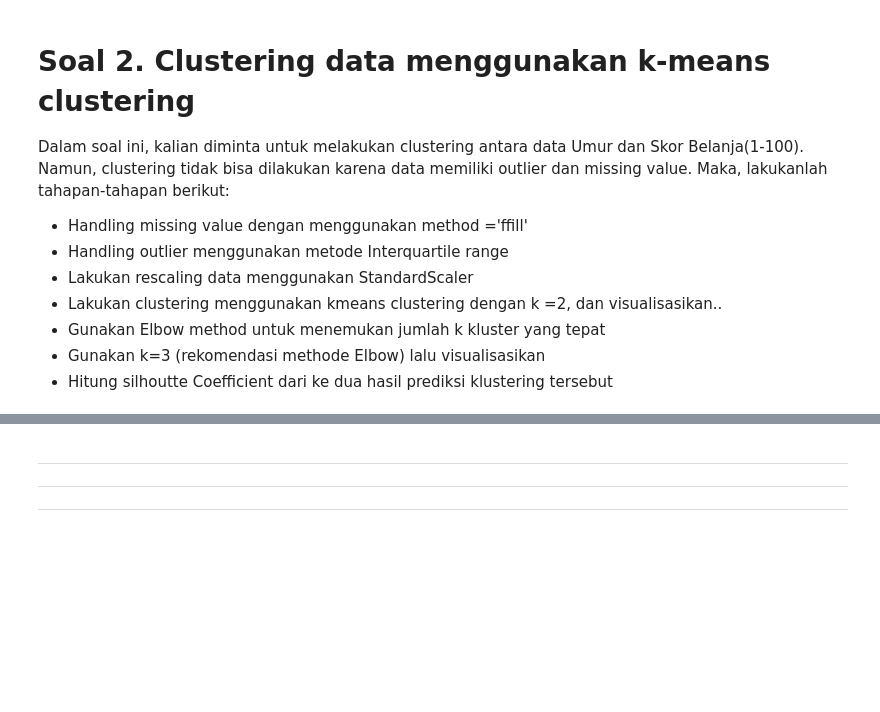
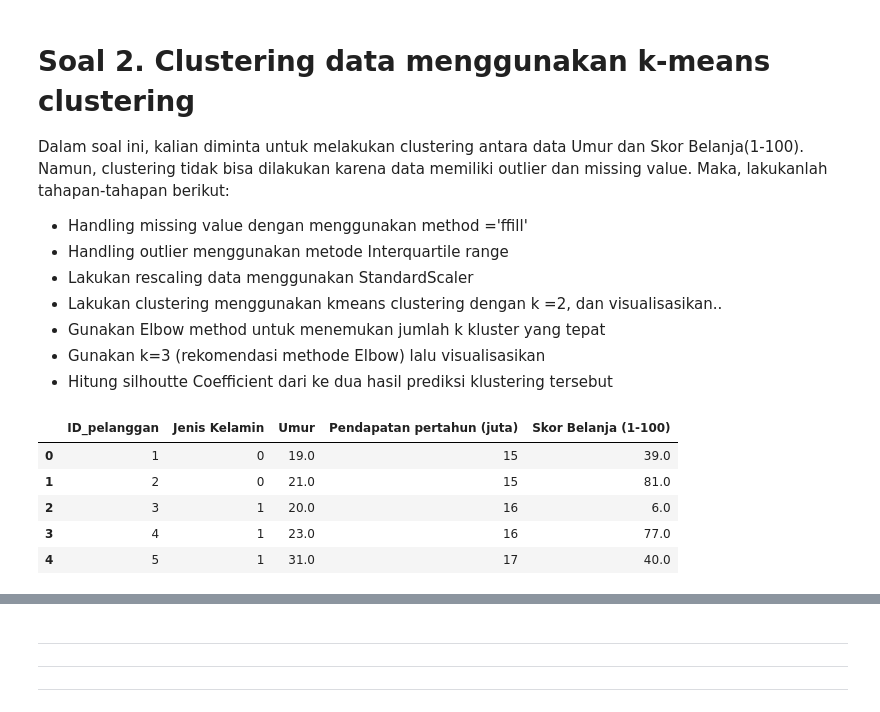
Before and after one commit to benidictusgalihmp/DS-SanberCode, a Jupyter notebook: W04/W04_T03.ipynb, the cells around one changed output, grey strips where cells are left out. Saved outputs shown, nothing was run; the diff lists cells and outputs as text; code cells hidden in the pictures; blank space fills up the shorter version.

```diff
--- a/W04/W04_T03.ipynb
+++ b/W04/W04_T03.ipynb
@@ -103,0 +100,26 @@ df = df[(df['Umur'] < upper_umur) & (df['Umur'] > lower_umur) & (df['Skor Belanj
+# %%
+# Rescale data with StandardScaler
+from sklearn import preprocessing
+
+# Change dtype of column 'Jenis Kelamin' into an integer32
+for column in df.columns:
+
+    # Search data with type(object)
+    if df[column].dtype == type(object):
+
+        # Encode target labels with value between 0 and n_classes-1.
+        le = preprocessing.LabelEncoder()
+
+        df[column] = le.fit_transform(df[column])
+
+# Fit data scaling on dataframe
+dfscale = StandardScaler().fit_transform(df)
+
+df.head()
+# %% [output]
+|  | ID_pelanggan | Jenis Kelamin | Umur | Pendapatan pertahun (juta) | Skor Belanja (1-100) |
+| 0 | 1 | 0 | 19.0 | 15 | 39.0 |
+| 1 | 2 | 0 | 21.0 | 15 | 81.0 |
+| 2 | 3 | 1 | 20.0 | 16 | 6.0 |
+| 3 | 4 | 1 | 23.0 | 16 | 77.0 |
+| 4 | 5 | 1 | 31.0 | 17 | 40.0 |
```
Also changed, not shown: parts of 11 cells of this notebook, 1 other file.
